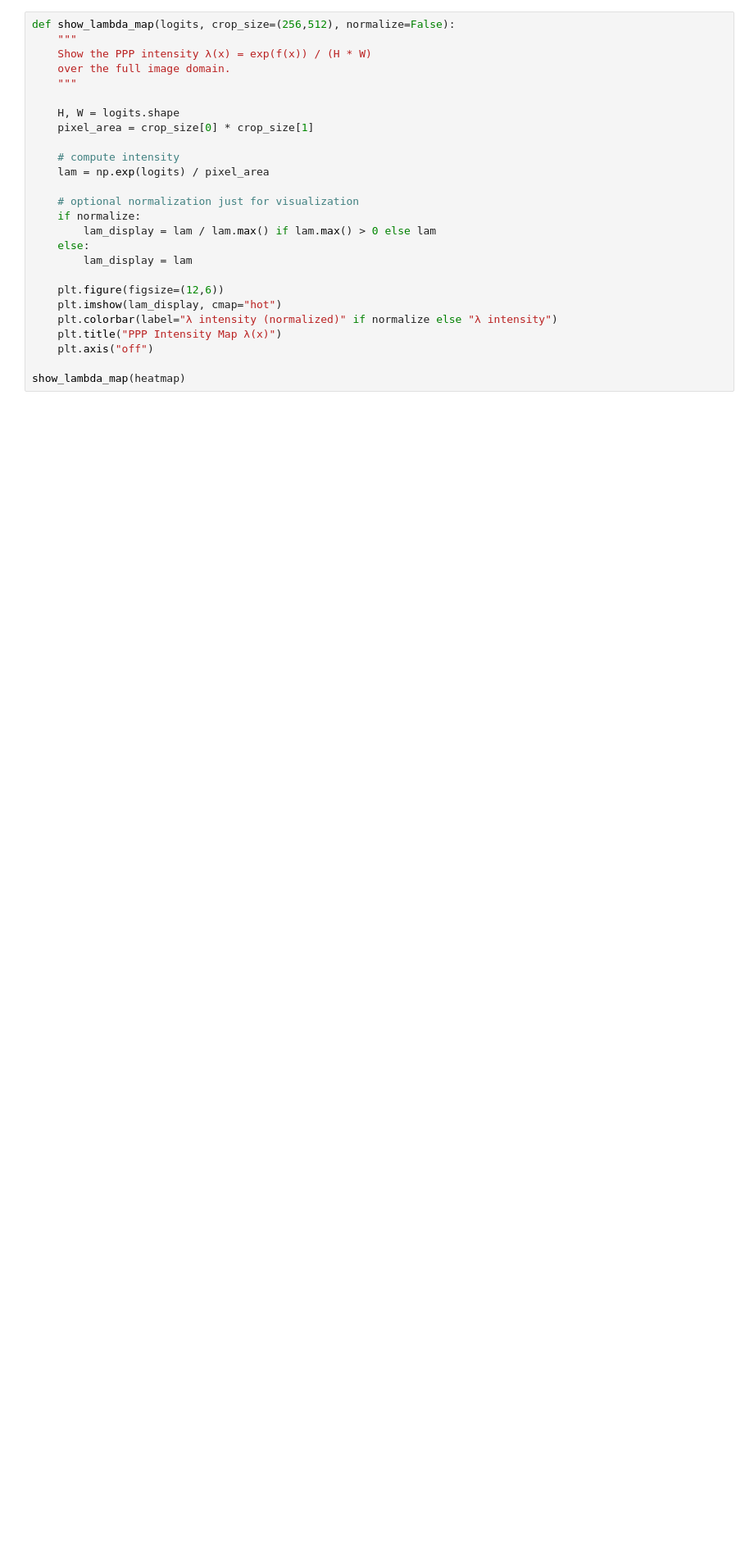
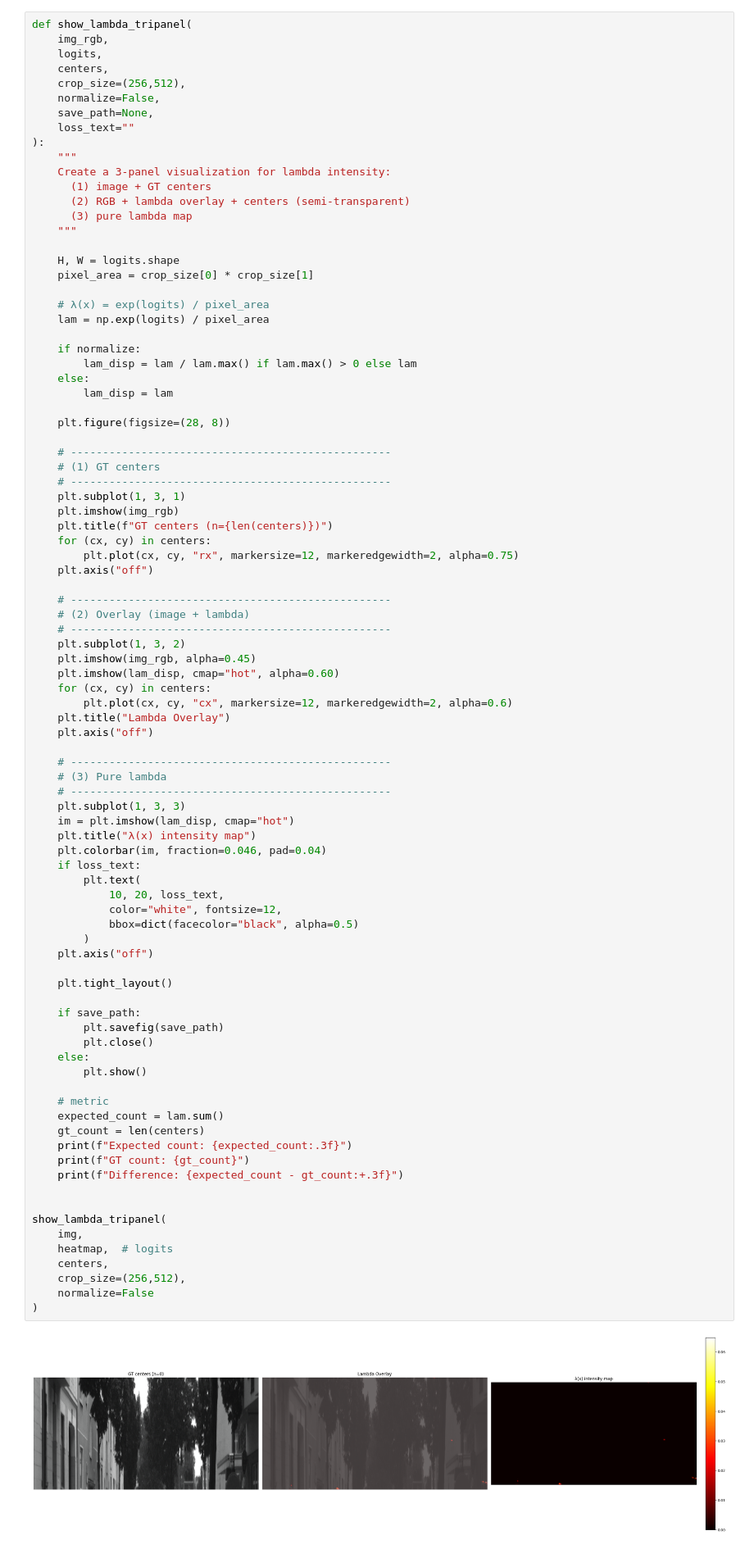
Before and after one commit to fragenabhaken-ux/CMPPP_Radar_MMSegmentation, a Jupyter notebook: ppp_analysis/ppp_analysis.ipynb, the cells around one changed output. Shown at 82% size. Drawn from its saved outputs; the diff is of its cells as text; blank space fills up the shorter version.

```diff
--- a/ppp_analysis/ppp_analysis.ipynb
+++ b/ppp_analysis/ppp_analysis.ipynb
@@ -98,26 +100,91 @@ else:
 # %%
-def show_lambda_map(logits, crop_size=(256,512), normalize=False):
+def show_lambda_tripanel(
+    img_rgb,
+    logits,
+    centers,
+    crop_size=(256,512),
+    normalize=False,
+    save_path=None,
+    loss_text=""
+):
     """
-    Show the PPP intensity λ(x) = exp(f(x)) / (H * W)
-    over the full image domain.
+    Create a 3-panel visualization for lambda intensity:
+      (1) image + GT centers
+      (2) RGB + lambda overlay + centers (semi-transparent)
+      (3) pure lambda map
     """
 
     H, W = logits.shape
     pixel_area = crop_size[0] * crop_size[1]
 
-    # compute intensity
+    # λ(x) = exp(logits) / pixel_area
     lam = np.exp(logits) / pixel_area
 
-    # optional normalization just for visualization
     if normalize:
-        lam_display = lam / lam.max() if lam.max() > 0 else lam
+        lam_disp = lam / lam.max() if lam.max() > 0 else lam
     else:
-        lam_display = lam
+        lam_disp = lam
 
-    plt.figure(figsize=(12,6))
-    plt.imshow(lam_display, cmap="hot")
-    plt.colorbar(label="λ intensity (normalized)" if normalize else "λ intensity")
-    plt.title("PPP Intensity Map λ(x)")
+    plt.figure(figsize=(28, 8))
+
+    # --------------------------------------------------
+    # (1) GT centers
+    # --------------------------------------------------
+    plt.subplot(1, 3, 1)
+    plt.imshow(img_rgb)
+    plt.title(f"GT centers (n={len(centers)})")
+    for (cx, cy) in centers:
+        plt.plot(cx, cy, "rx", markersize=12, markeredgewidth=2, alpha=0.75)
     plt.axis("off")
 
-show_lambda_map(heatmap)
+    # --------------------------------------------------
+    # (2) Overlay (image + lambda)
+    # --------------------------------------------------
+    plt.subplot(1, 3, 2)
+    plt.imshow(img_rgb, alpha=0.45)
+    plt.imshow(lam_disp, cmap="hot", alpha=0.60)
+    for (cx, cy) in centers:
+        plt.plot(cx, cy, "cx", markersize=12, markeredgewidth=2, alpha=0.6)
+    plt.title("Lambda Overlay")
+    plt.axis("off")
+
+    # --------------------------------------------------
+    # (3) Pure lambda
+    # --------------------------------------------------
+    plt.subplot(1, 3, 3)
+    im = plt.imshow(lam_disp, cmap="hot")
+    plt.title("λ(x) intensity map")
+    plt.colorbar(im, fraction=0.046, pad=0.04)
+    if loss_text:
+        plt.text(
+            10, 20, loss_text,
+            color="white", fontsize=12,
+            bbox=dict(facecolor="black", alpha=0.5)
+        )
+    plt.axis("off")
+
+    plt.tight_layout()
+
+    if save_path:
+        plt.savefig(save_path)
+        plt.close()
+    else:
+        plt.show()
+
+    # metric
+    expected_count = lam.sum()
+    gt_count = len(centers)
+    print(f"Expected count: {expected_count:.3f}")
+    print(f"GT count: {gt_count}")
+    print(f"Difference: {expected_count - gt_count:+.3f}")
+
+
+show_lambda_tripanel(
+    img,
+    heatmap,  # logits
+    centers,
+    crop_size=(256,512),
+    normalize=False
+)
+# %% [output]
+[figure, added]
```
Also changed, not shown: parts of 6 cells of this notebook, 6 other files.
